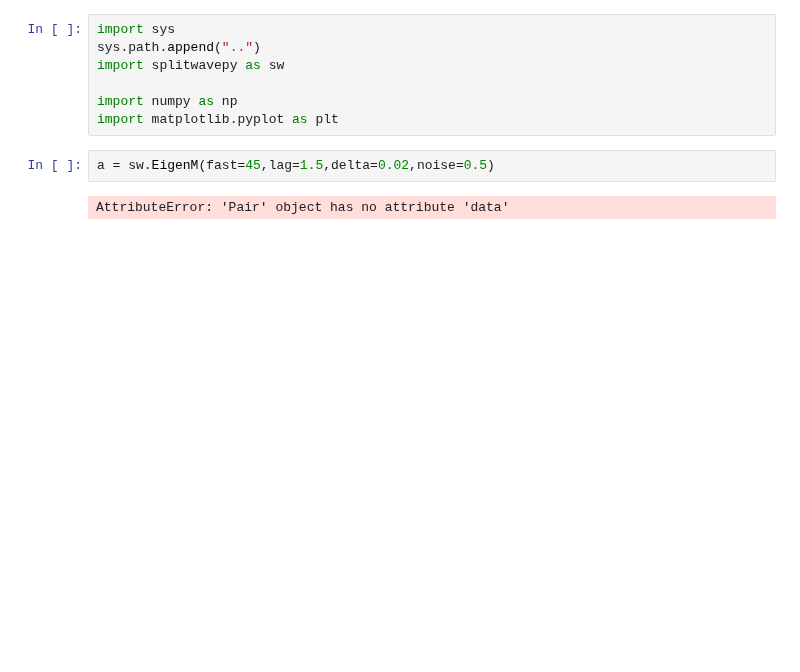
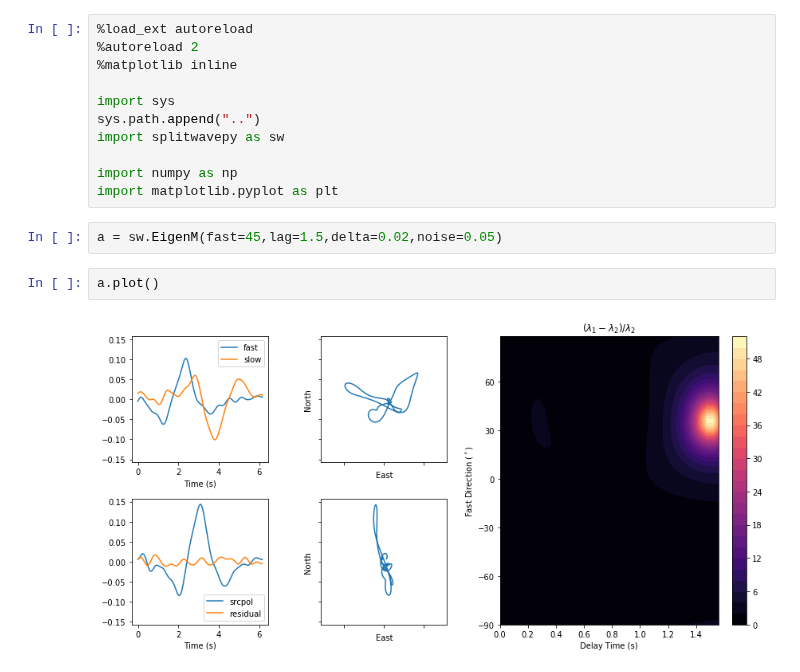
Before and after one commit to JackWalpole/splitwavepy, a Jupyter notebook: devel/Untitled.ipynb, the cells around one changed output. Cells and saved outputs as stored; diff of their text form; blank space fills up the shorter version.

```diff
--- a/devel/Untitled.ipynb
+++ b/devel/Untitled.ipynb
@@ -1,4 +1,8 @@
 # %%
+%load_ext autoreload
+%autoreload 2
+%matplotlib inline
+
 import sys
 sys.path.append("..")
 import splitwavepy as sw
@@ -6,6 +10,8 @@ import splitwavepy as sw
 import numpy as np
 import matplotlib.pyplot as plt
 # %%
-a = sw.EigenM(fast=45,lag=1.5,delta=0.02,noise=0.5)
+a = sw.EigenM(fast=45,lag=1.5,delta=0.02,noise=0.05)
-# %% [output]
-AttributeError: 'Pair' object has no attribute 'data'
+# %%
+a.plot()
+# %% [output]
+[figure, added]
```
Also changed, not shown: parts of 3 cells of this notebook, 4 other files.
